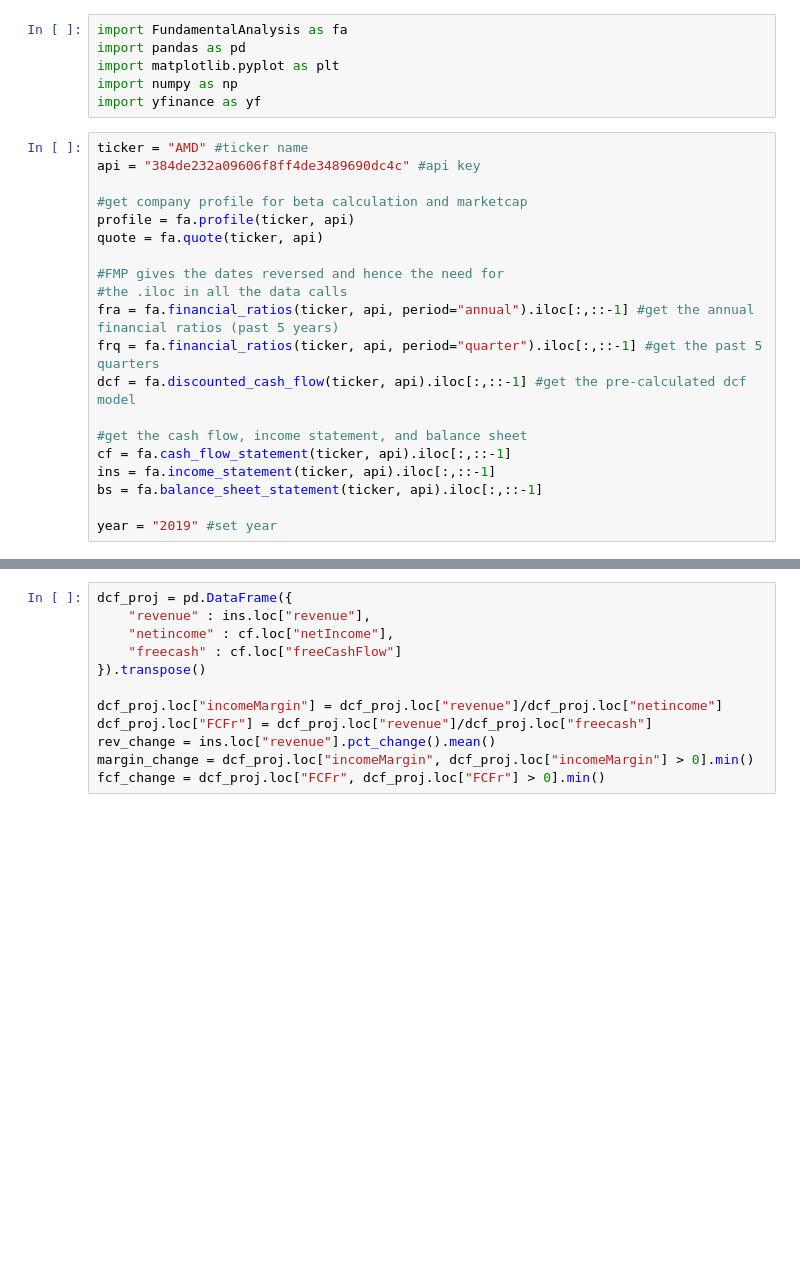
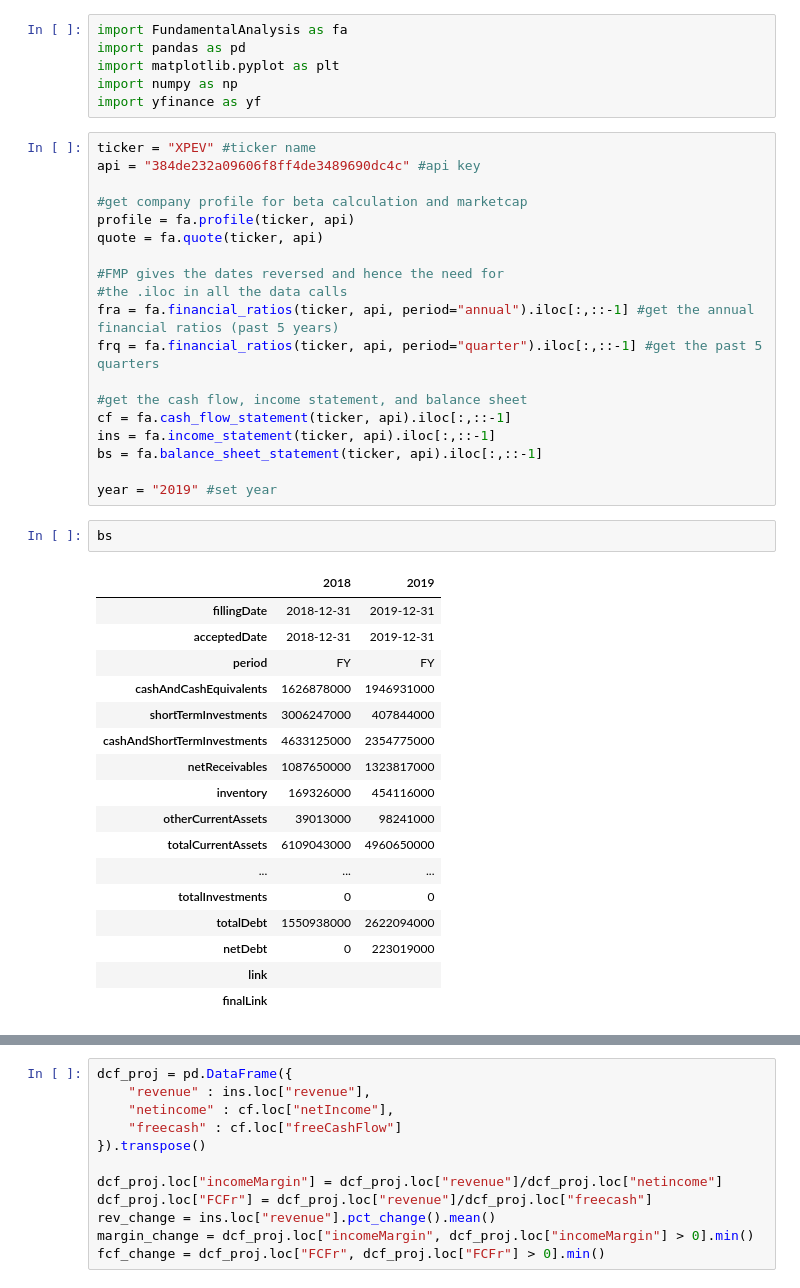
Before and after one commit to zachlim98/PowerX-Screener, a Jupyter notebook: FundamentalScreen.ipynb, the cells around one changed output, grey strips where cells are left out. Drawn from its saved outputs; the diff is of its cells as text; blank space fills up the shorter version.

```diff
--- a/FundamentalScreen.ipynb
+++ b/FundamentalScreen.ipynb
@@ -5,7 +5,7 @@ import matplotlib.pyplot as plt
 import numpy as np
 import yfinance as yf
 # %%
-ticker = "AMD" #ticker name
+ticker = "XPEV" #ticker name
 api = "384de232a09606f8ff4de3489690dc4c" #api key
 
 #get company profile for beta calculation and marketcap
@@ -16,7 +16,6 @@ quote = fa.quote(ticker, api)
 #the .iloc in all the data calls
 fra = fa.financial_ratios(ticker, api, period="annual").iloc[:,::-1] #get the annual financial ratios (past 5 years)
 frq = fa.financial_ratios(ticker, api, period="quarter").iloc[:,::-1] #get the past 5 quarters
-dcf = fa.discounted_cash_flow(ticker, api).iloc[:,::-1] #get the pre-calculated dcf model
 
 #get the cash flow, income statement, and balance sheet
 cf = fa.cash_flow_statement(ticker, api).iloc[:,::-1]
@@ -24,3 +23,23 @@ ins = fa.income_statement(ticker, api).iloc[:,::-1]
 bs = fa.balance_sheet_statement(ticker, api).iloc[:,::-1]
 
 year = "2019" #set year
+# %%
+bs
+# %% [output]
+|  | 2018 | 2019 |
+| fillingDate | 2018-12-31 | 2019-12-31 |
+| acceptedDate | 2018-12-31 | 2019-12-31 |
+| period | FY | FY |
+| cashAndCashEquivalents | 1626878000 | 1946931000 |
+| shortTermInvestments | 3006247000 | 407844000 |
+| cashAndShortTermInvestments | 4633125000 | 2354775000 |
+| netReceivables | 1087650000 | 1323817000 |
+| inventory | 169326000 | 454116000 |
+| otherCurrentAssets | 39013000 | 98241000 |
+| totalCurrentAssets | 6109043000 | 4960650000 |
+| ... | ... | ... |
+| totalInvestments | 0 | 0 |
+| totalDebt | 1550938000 | 2622094000 |
+| netDebt | 0 | 223019000 |
+| link |  |  |
+| finalLink |  |  |
```
Also changed, not shown: parts of 2 cells of this notebook, 2 other files.
